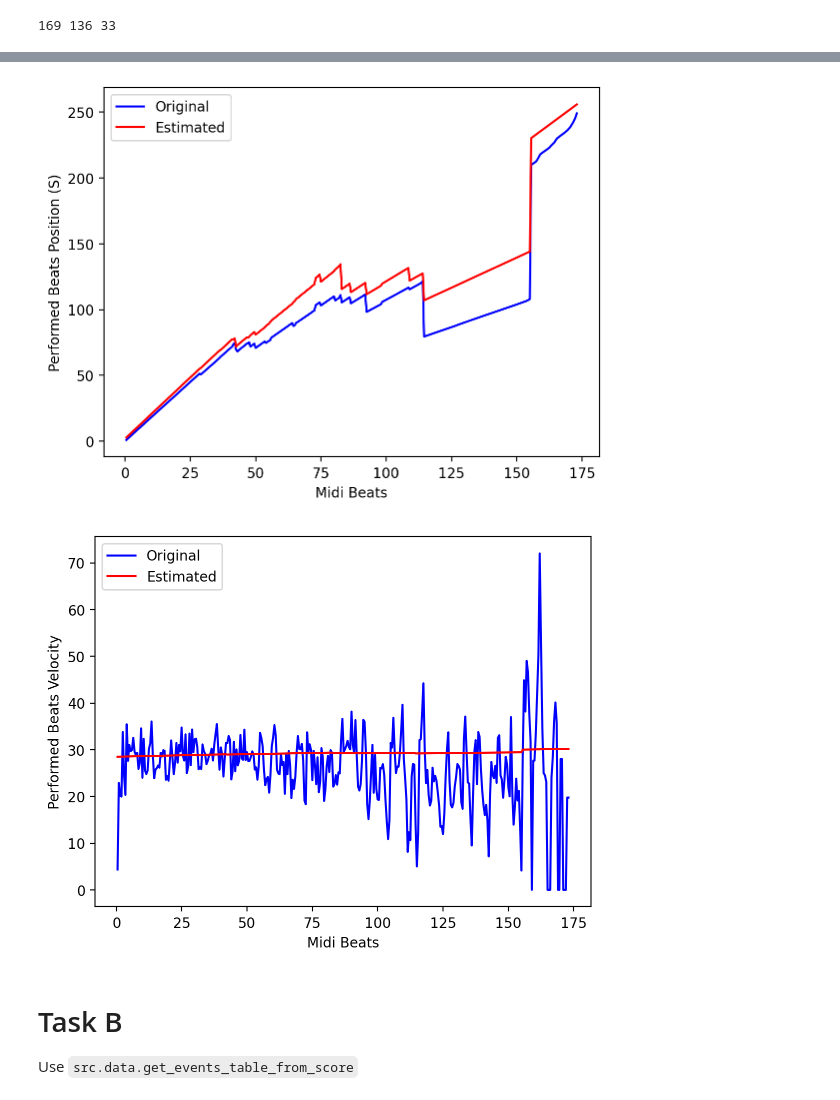
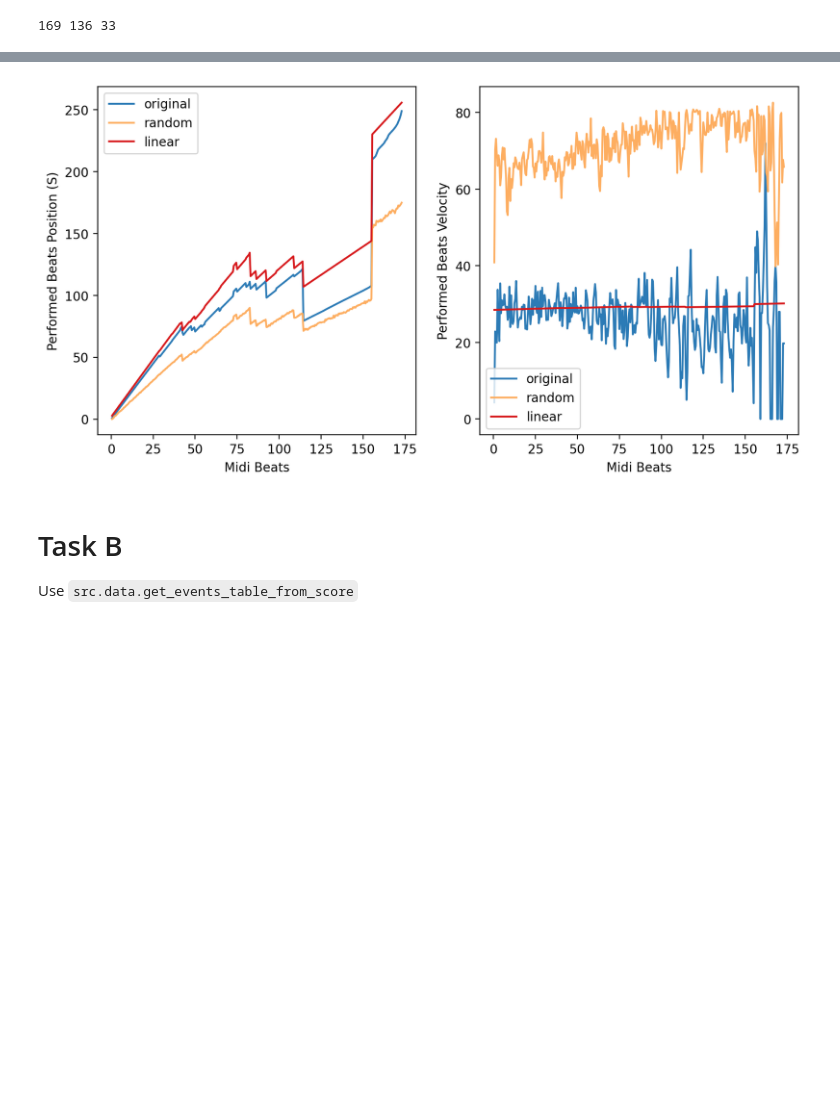
Before and after one commit to TalosSources/digital_musicology_homework_1, a Jupyter notebook: experiments.ipynb, the cells around one changed output, grey strips where cells are left out. Drawn from its saved outputs; the diff is of its cells as text; code cells hidden in the pictures; blank space fills up the shorter version.

Commit message:
Enhance plots

```diff
--- a/experiments.ipynb
+++ b/experiments.ipynb
@@ -32,15 +32,18 @@ beats_list_dict = get_midi_performance_pairs(df, json_data)
 train_beats_list_dict, test_beats_list_dict = train_test_split(beats_list_dict, test_size=0.2)
 # %% [output]
 169 136 33
+# %%
+midi_beats_list = test_beats_list_dict["midi_beats_list"]
+performance_beats_list = test_beats_list_dict["performance_beats_list"]
+perf_velocity_beats_list = test_beats_list_dict["perf_velocity_beats_list"]
+
+performance_beats_estimated_list_dict = {}
+perf_velocity_beats_estimated_list_dict = {}
 # %%
 # random estimate
 performance_beats_estimated_list, velocity_beats_estimated_list = get_estimator_predictions(train_beats_list_dict,
                                                                                             test_beats_list_dict,
                                                                                             estimator_type="random")
 
-midi_beats_list = test_beats_list_dict["midi_beats_list"]
-performance_beats_list = test_beats_list_dict["performance_beats_list"]
-perf_velocity_beats_list = test_beats_list_dict["perf_velocity_beats_list"]
-
-plot_average_transfer_function(midi_beats_list, performance_beats_list, performance_beats_estimated_list, performance_type="time")
-plot_average_transfer_function(midi_beats_list, perf_velocity_beats_list, velocity_beats_estimated_list, performance_type="velocity")
+performance_beats_estimated_list_dict["random"] = performance_beats_estimated_list
+perf_velocity_beats_estimated_list_dict["random"] = velocity_beats_estimated_list
@@ -50,18 +50,30 @@ plot_average_transfer_function(midi_beats_list, perf_velocity_beats_list, veloci
-# %%
-# linear estimate
-performance_beats_estimated_list, velocity_beats_estimated_list = get_estimator_predictions(train_beats_list_dict,
-                                                                                            test_beats_list_dict,
-                                                                                            estimator_type="linear")
-
-midi_beats_list = test_beats_list_dict["midi_beats_list"]
-performance_beats_list = test_beats_list_dict["performance_beats_list"]
-perf_velocity_beats_list = test_beats_list_dict["perf_velocity_beats_list"]
-
-plot_average_transfer_function(midi_beats_list, performance_beats_list, performance_beats_estimated_list, performance_type="time")
-plot_average_transfer_function(midi_beats_list, perf_velocity_beats_list, velocity_beats_estimated_list, performance_type="velocity")
-# %% [output]
-[figure, removed]
-[figure, removed]
+# %%
+# linear estimate
+performance_beats_estimated_list, velocity_beats_estimated_list = get_estimator_predictions(train_beats_list_dict,
+                                                                                            test_beats_list_dict,
+                                                                                            estimator_type="linear")
+
+performance_beats_estimated_list_dict["linear"] = performance_beats_estimated_list
+perf_velocity_beats_estimated_list_dict["linear"] = velocity_beats_estimated_list
+# %%
+import matplotlib.pyplot as plt
+%matplotlib inline
+%config InlineBackend.figure_format='retina'
+
+fig, axes = plt.subplots(1, 2, figsize=(10, 5))
+axes[0] = plot_average_transfer_function(axes[0], midi_beats_list,
+                                        performance_beats_list,
+                                        performance_beats_estimated_list_dict,
+                                        performance_type="time"
+)
+
+axes[1] = plot_average_transfer_function(axes[1], midi_beats_list,
+                                        perf_velocity_beats_list,
+                                        perf_velocity_beats_estimated_list_dict,
+                                        performance_type="velocity"
+)
+# %% [output]
+[figure, added]
 # %% [markdown]
 # Task B
 
```
Also changed, not shown: parts of 1 cell of this notebook, 1 other file.
